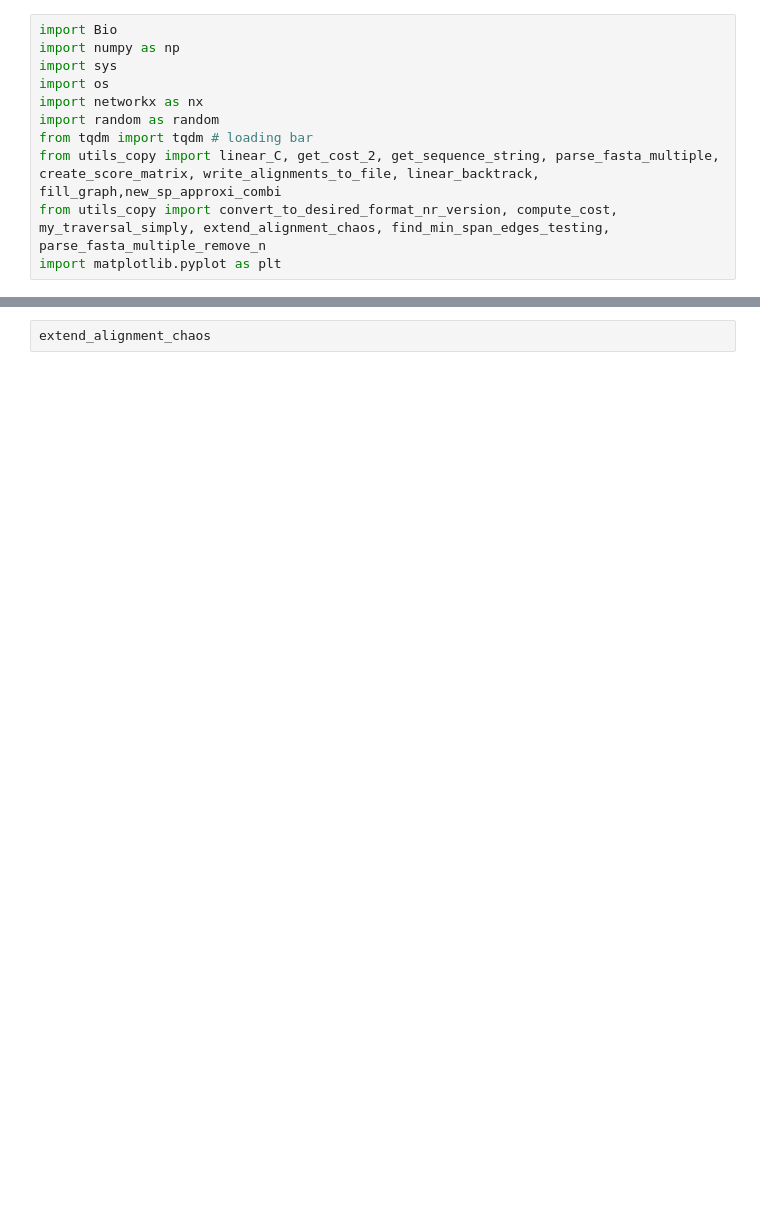
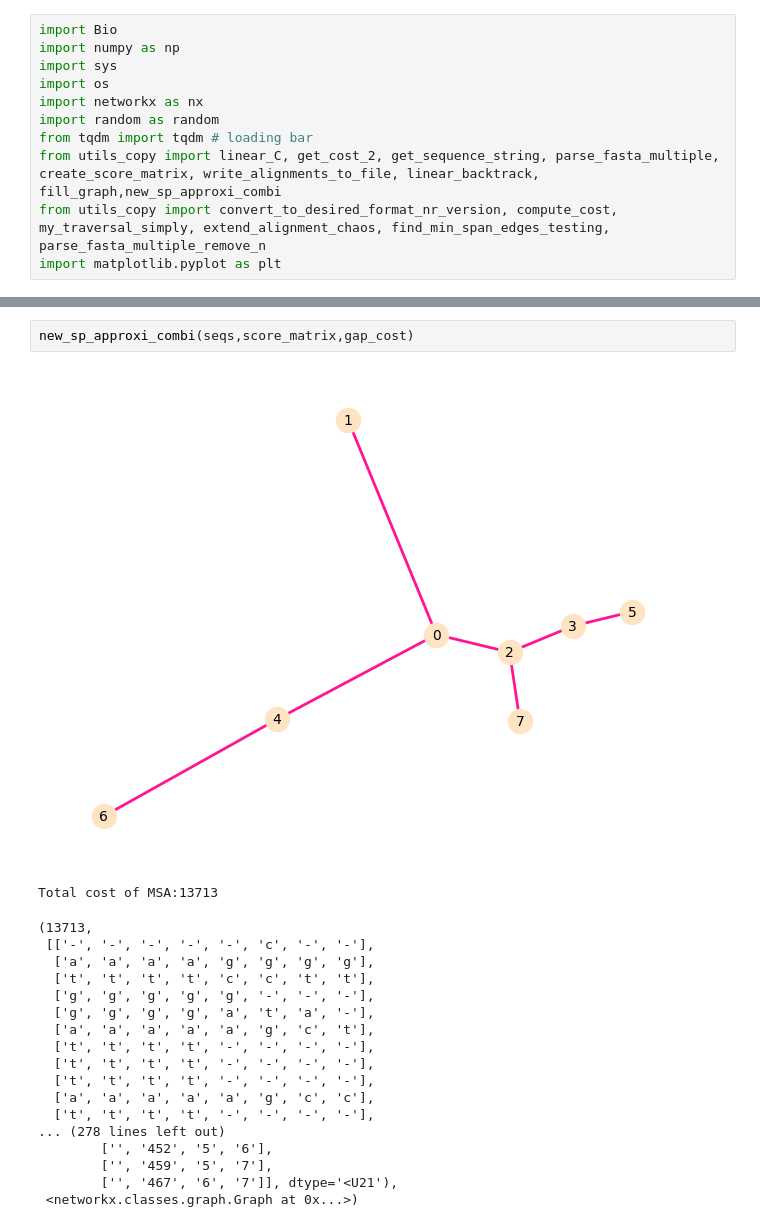
Before and after one commit to AnastasiaKratschmer/projectMST, a Jupyter notebook: only_new_algo_01/functions_illustrative.ipynb, the cells around one changed output, grey strips where cells are left out. Cells and saved outputs as stored; diff of their text form; blank space fills up the shorter version.

```diff
--- a/only_new_algo_01/functions_illustrative.ipynb
+++ b/only_new_algo_01/functions_illustrative.ipynb
@@ -45,2 +86,22 @@ print(index_dict)
-# %%
-extend_alignment_chaos
+# %%
+new_sp_approxi_combi(seqs,score_matrix,gap_cost)
+# %% [output]
+[figure, added]
+Total cost of MSA:13713
+(13713,
+ [['-', '-', '-', '-', '-', 'c', '-', '-'],
+  ['a', 'a', 'a', 'a', 'g', 'g', 'g', 'g'],
+  ['t', 't', 't', 't', 'c', 'c', 't', 't'],
+  ['g', 'g', 'g', 'g', 'g', '-', '-', '-'],
+  ['g', 'g', 'g', 'g', 'a', 't', 'a', '-'],
+  ['a', 'a', 'a', 'a', 'a', 'g', 'c', 't'],
+  ['t', 't', 't', 't', '-', '-', '-', '-'],
+  ['t', 't', 't', 't', '-', '-', '-', '-'],
+  ['t', 't', 't', 't', '-', '-', '-', '-'],
+  ['a', 'a', 'a', 'a', 'a', 'g', 'c', 'c'],
+  ['t', 't', 't', 't', '-', '-', '-', '-'],
+... (278 lines left out)
+        ['', '452', '5', '6'],
+        ['', '459', '5', '7'],
+        ['', '467', '6', '7']], dtype='<U21'),
+ <networkx.classes.graph.Graph at 0x...>)
```
Also changed, not shown: parts of 5 cells of this notebook.
